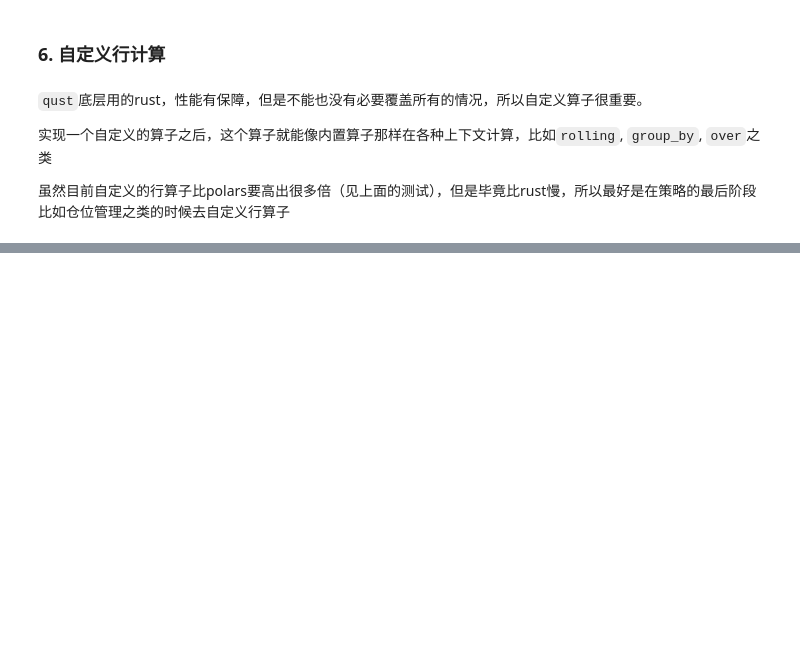
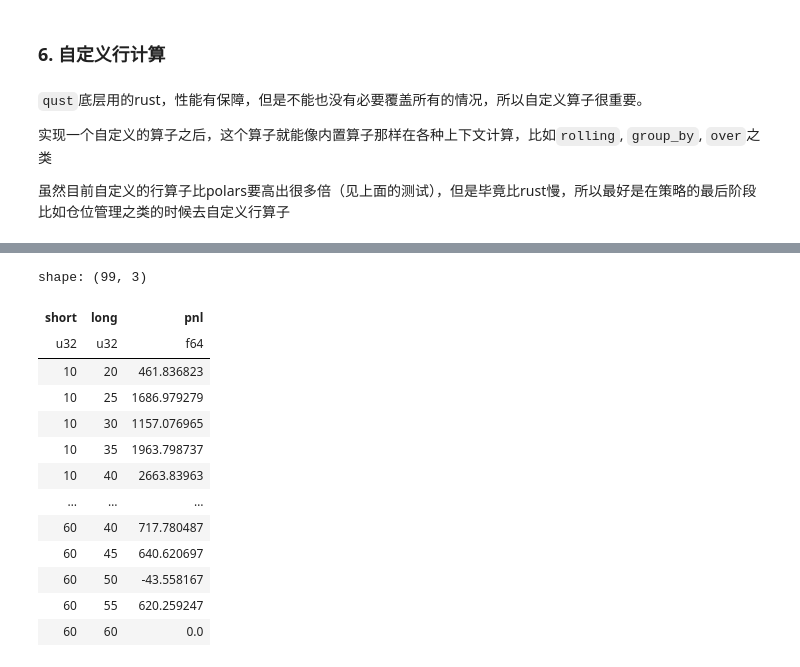
Before and after one commit to baiguoname/qust, a Jupyter notebook: examples/demo.ipynb, the cells around one changed output, grey strips where cells are left out. Saved outputs shown, nothing was run; the diff lists cells and outputs as text; code cells hidden in the pictures; blank space fills up the shorter version.

```diff
--- a/examples/demo.ipynb
+++ b/examples/demo.ipynb
@@ -939,0 +1003,3 @@ class MartinGillStra(qs.UdfRow):
+# %%
+data_kline = pl.read_parquet("https://github.com/baiguoname/qust/blob/main/examples/data/data_kline2.parquet?raw=true")
+# 从github读取数据，速度较慢, 建议用自己的数据
@@ -939,0 +1077,18 @@ class MartinGillStra(qs.UdfRow):
+# %%
+# 也可以直接循环所有参数
+df_bt.loop_all_params(data_kline)
+# %% [output]
+shape: (99, 3)
+| short | long | pnl |
+| u32 | u32 | f64 |
+| 10 | 20 | 461.836823 |
+| 10 | 25 | 1686.979279 |
+| 10 | 30 | 1157.076965 |
+| 10 | 35 | 1963.798737 |
+| 10 | 40 | 2663.83963 |
+| … | … | … |
+| 60 | 40 | 717.780487 |
+| 60 | 45 | 640.620697 |
+| 60 | 50 | -43.558167 |
+| 60 | 55 | 620.259247 |
+| 60 | 60 | 0.0 |
```
Also changed, not shown: parts of 23 cells of this notebook, 3 other files.
